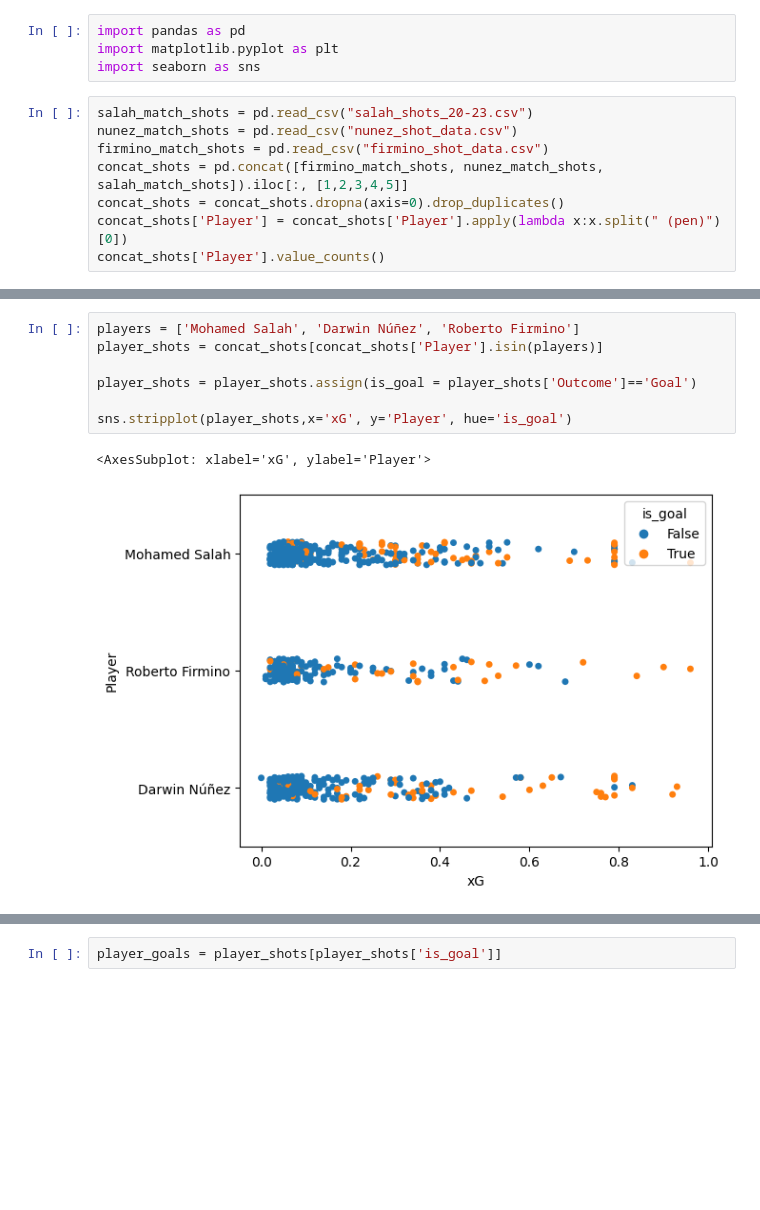
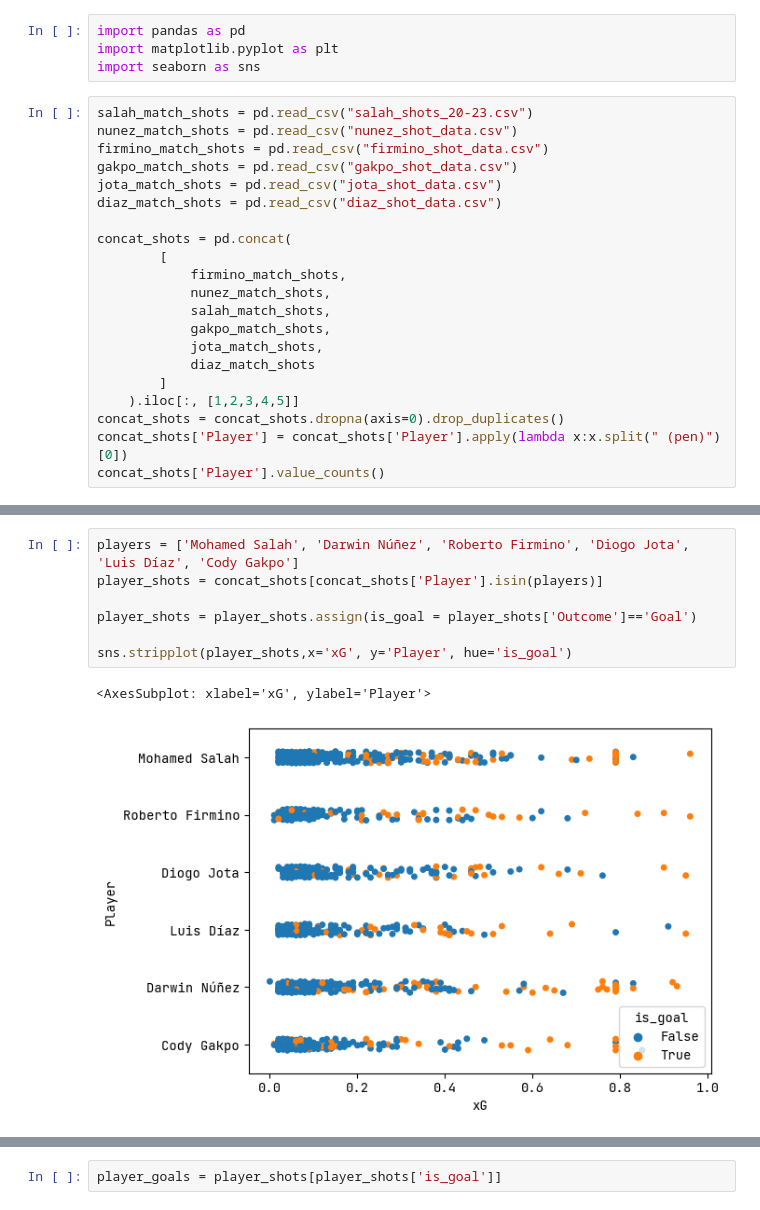
Before and after one commit to ismailmo1/football-data-viz, a Jupyter notebook: nunez-xg-goals/xg-vs-goals.ipynb, the cells around one changed output, grey strips where cells are left out. Drawn from its saved outputs; the diff is of its cells as text; blank space fills up the shorter version.

Commit message:
added gakpo jota and diaz

```diff
--- a/nunez-xg-goals/xg-vs-goals.ipynb
+++ b/nunez-xg-goals/xg-vs-goals.ipynb
@@ -588,7 +591,20 @@ import seaborn as sns
 salah_match_shots = pd.read_csv("salah_shots_20-23.csv")
 nunez_match_shots = pd.read_csv("nunez_shot_data.csv")
 firmino_match_shots = pd.read_csv("firmino_shot_data.csv")
-concat_shots = pd.concat([firmino_match_shots, nunez_match_shots, salah_match_shots]).iloc[:, [1,2,3,4,5]]
+gakpo_match_shots = pd.read_csv("gakpo_shot_data.csv")
+jota_match_shots = pd.read_csv("jota_shot_data.csv")
+diaz_match_shots = pd.read_csv("diaz_shot_data.csv")
+
+concat_shots = pd.concat(
+        [
+            firmino_match_shots,
+            nunez_match_shots,
+            salah_match_shots,
+            gakpo_match_shots,
+            jota_match_shots,
+            diaz_match_shots
+        ]
+    ).iloc[:, [1,2,3,4,5]]
 concat_shots = concat_shots.dropna(axis=0).drop_duplicates()
 concat_shots['Player'] = concat_shots['Player'].apply(lambda x:x.split(" (pen)")[0])
 concat_shots['Player'].value_counts()
@@ -608,13 +624,13 @@ Name: Player, Length: 823, dtype: int64
 # %%
-players = ['Mohamed Salah', 'Darwin Núñez', 'Roberto Firmino']
+players = ['Mohamed Salah', 'Darwin Núñez', 'Roberto Firmino', 'Diogo Jota', 'Luis Díaz', 'Cody Gakpo']
 player_shots = concat_shots[concat_shots['Player'].isin(players)]
 
 player_shots = player_shots.assign(is_goal = player_shots['Outcome']=='Goal')
 
 sns.stripplot(player_shots,x='xG', y='Player', hue='is_goal')
 # %% [output]
 <AxesSubplot: xlabel='xG', ylabel='Player'>
-[figure, old version]
+[figure, new version]
 # %%
 import matplotlib
 from matplotlib.lines import Line2D
```
Also changed, not shown: parts of 6 cells of this notebook.
